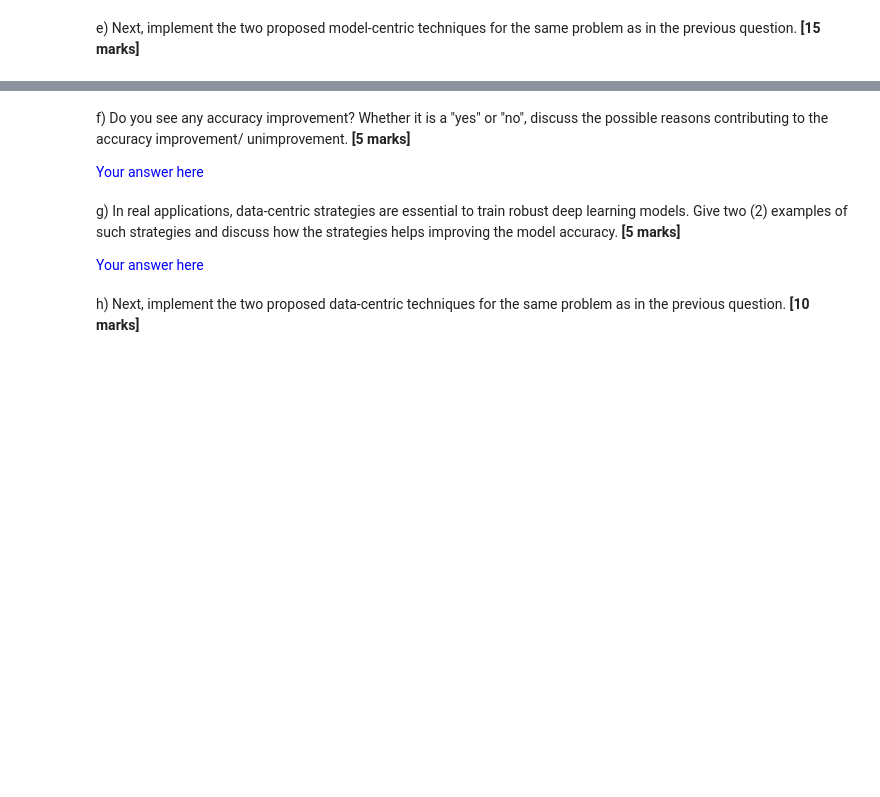
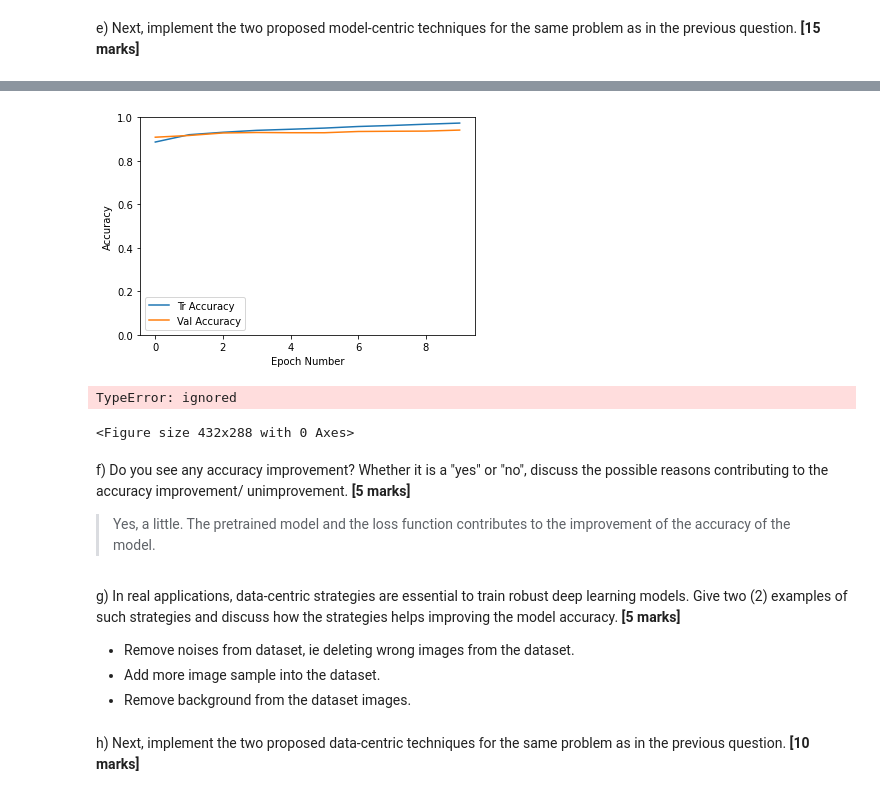
Before and after one commit to iqfareez/DLWorkshop-IIUM, a Jupyter notebook: Assesment/Fareez_Assessment1_DeepLearning.ipynb, the cells around one changed output, grey strips where cells are left out. Cells and saved outputs as stored; diff of their text form; code cells hidden in the pictures; blank space fills up the shorter version.

```diff
--- a/Assesment/Fareez_Assessment1_DeepLearning.ipynb
+++ b/Assesment/Fareez_Assessment1_DeepLearning.ipynb
@@ -388,0 +438,12 @@ e) Next, implement the two proposed model-centric techniques for the same proble
+# %%
+# 6. Analyze the accuracy curve
+
+plt.plot(history[:,2:4])
+plt.legend(['Tr Accuracy', 'Val Accuracy'])
+plt.xlabel('Epoch Number')
+plt.ylabel('Accuracy')
+plt.ylim(0,1)
+# plt.savefig('cifar10_accuracy_curve.png')
+plt.show()
+# %% [output]
+[figure, added]
@@ -389,13 +476,18 @@ e) Next, implement the two proposed model-centric techniques for the same proble
+# %%
+visualize_model(trained_model)
+# %% [output]
+TypeError: ignored
+<Figure size 432x288 with 0 Axes>
 # %% [markdown]
 f) Do you see any accuracy improvement? Whether it is a "yes" or "no", discuss the possible reasons contributing to the accuracy improvement/ unimprovement. **[5 marks]**
 
-<span style="color:blue">
-    Your answer here </span>
+> Yes, a little. The pretrained model and the loss function contributes to the improvement of the accuracy of the model.
 # %% [markdown]
 g) In real applications, data-centric strategies are essential to train robust deep learning models. Give two (2) examples of such strategies and discuss how the strategies helps improving the model accuracy. **[5 marks]**
 
-<span style="color:blue">
-    Your answer here </span>
+- Remove noises from dataset, ie deleting wrong images from the dataset.
+- Add more image sample into the dataset.
+- Remove background from the dataset images.
 # %% [markdown]
 h) Next, implement the two proposed data-centric techniques for the same problem as in the previous question. **[10 marks]**
 # %%
```
Also changed, not shown: parts of 6 cells of this notebook.
